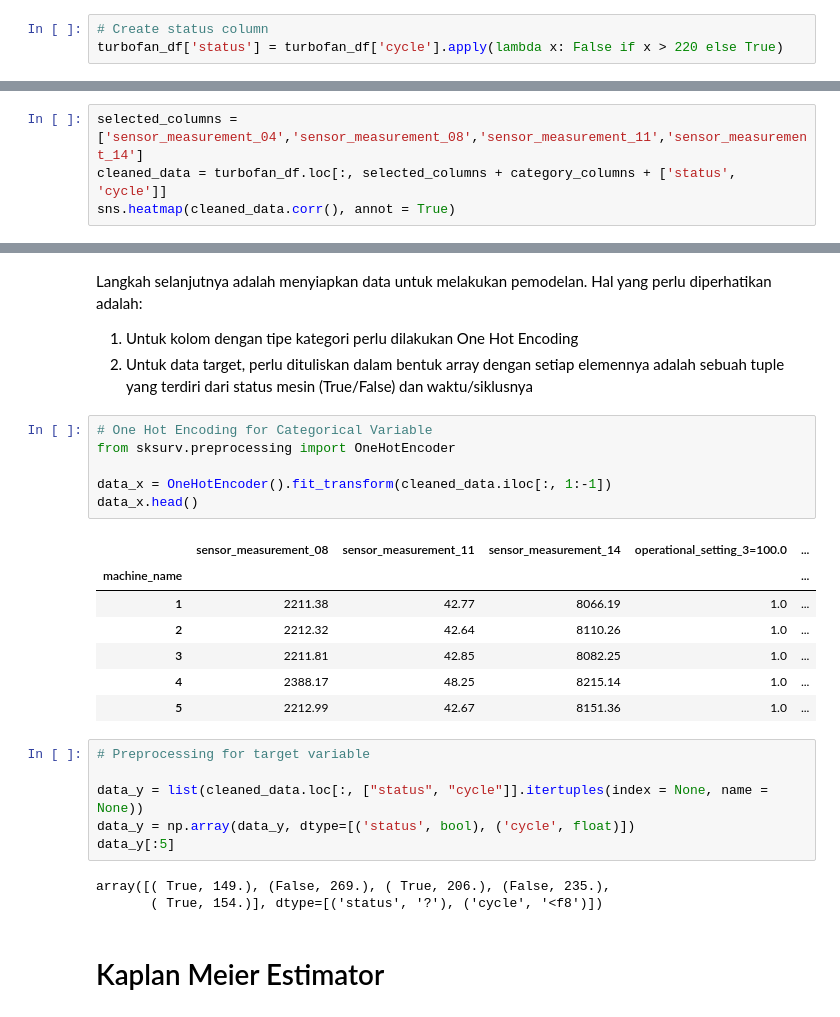
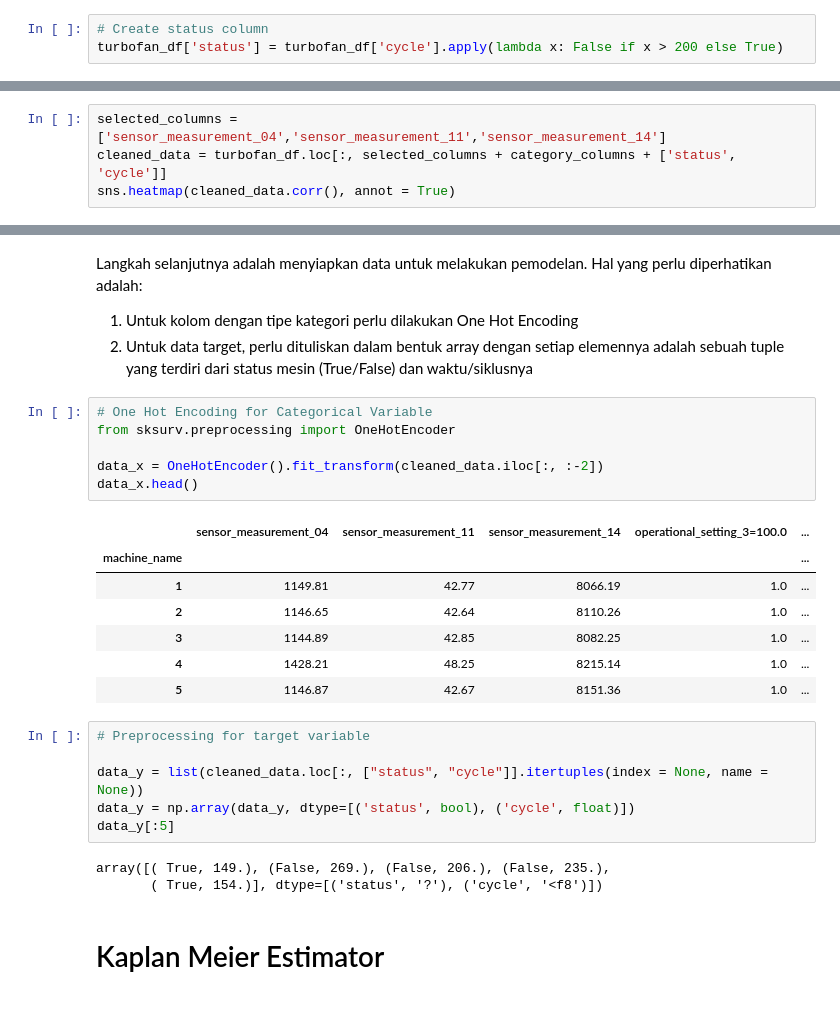
Before and after one commit to triarm/SurvivalAnalysisForPredictiveMaintenance, a Jupyter notebook: SurvivalAnalysis-NASAFD002.ipynb, the cells around one changed output, grey strips where cells are left out. Drawn from its saved outputs; the diff is of its cells as text.

```diff
--- a/SurvivalAnalysis-NASAFD002.ipynb
+++ b/SurvivalAnalysis-NASAFD002.ipynb
@@ -111,7 +111,7 @@ plt.show()
 > Kita asumsikan bahwa batas akhir waktu pengamatan adalah 220 siklus sehingga ketika mesin masih aktif setelah 220 siklus maka mesin tersebut akan dianggap right censored
 # %%
 # Create status column
-turbofan_df['status'] = turbofan_df['cycle'].apply(lambda x: False if x > 220 else True)
+turbofan_df['status'] = turbofan_df['cycle'].apply(lambda x: False if x > 200 else True)
 # %%
 turbofan_df.head(5)
 # %% [output]
@@ -198,7 +198,7 @@ sns.heatmap(turbofan_df.corr()**2, annot = True,)
 # %% [markdown]
 > Pada plot di atas, korelasi antar variabel terlihat cukup tinggi. Pada kasus ini kita akan coba pilih terlebih dahulu kolom `sensor_measurement_04`,`sensor_measurement_08`, `sensor_measurement_11`, `sensor_measurement_14`
 # %%
-selected_columns = ['sensor_measurement_04','sensor_measurement_08','sensor_measurement_11','sensor_measurement_14']
+selected_columns = ['sensor_measurement_04','sensor_measurement_11','sensor_measurement_14']
 cleaned_data = turbofan_df.loc[:, selected_columns + category_columns + ['status', 'cycle']]
 sns.heatmap(cleaned_data.corr(), annot = True)
 # %% [output]
@@ -214,17 +214,17 @@ Langkah selanjutnya adalah menyiapkan data untuk melakukan pemodelan. Hal yang p
 # %%
 # One Hot Encoding for Categorical Variable
 from sksurv.preprocessing import OneHotEncoder
 
-data_x = OneHotEncoder().fit_transform(cleaned_data.iloc[:, 1:-1])
+data_x = OneHotEncoder().fit_transform(cleaned_data.iloc[:, :-2])
 data_x.head()
 # %% [output]
-|  | sensor_measurement_08 | sensor_measurement_11 | sensor_measurement_14 | operational_setting_3=100.0 | ... |
+|  | sensor_measurement_04 | sensor_measurement_11 | sensor_measurement_14 | operational_setting_3=100.0 | ... |
 | machine_name |  |  |  |  | ... |
-| 1 | 2211.38 | 42.77 | 8066.19 | 1.0 | ... |
-| 2 | 2212.32 | 42.64 | 8110.26 | 1.0 | ... |
-| 3 | 2211.81 | 42.85 | 8082.25 | 1.0 | ... |
-| 4 | 2388.17 | 48.25 | 8215.14 | 1.0 | ... |
-| 5 | 2212.99 | 42.67 | 8151.36 | 1.0 | ... |
+| 1 | 1149.81 | 42.77 | 8066.19 | 1.0 | ... |
+| 2 | 1146.65 | 42.64 | 8110.26 | 1.0 | ... |
+| 3 | 1144.89 | 42.85 | 8082.25 | 1.0 | ... |
+| 4 | 1428.21 | 48.25 | 8215.14 | 1.0 | ... |
+| 5 | 1146.87 | 42.67 | 8151.36 | 1.0 | ... |
 # %%
 # Preprocessing for target variable
 
@@ -232,7 +232,7 @@ data_y = list(cleaned_data.loc[:, ["status", "cycle"]].itertuples(index = None,
 data_y = np.array(data_y, dtype=[('status', bool), ('cycle', float)])
 data_y[:5]
 # %% [output]
-array([( True, 149.), (False, 269.), ( True, 206.), (False, 235.),
+array([( True, 149.), (False, 269.), (False, 206.), (False, 235.),
        ( True, 154.)], dtype=[('status', '?'), ('cycle', '<f8')])
 # %% [markdown]
 # Kaplan Meier Estimator
```
Also changed, not shown: parts of 16 cells of this notebook.
